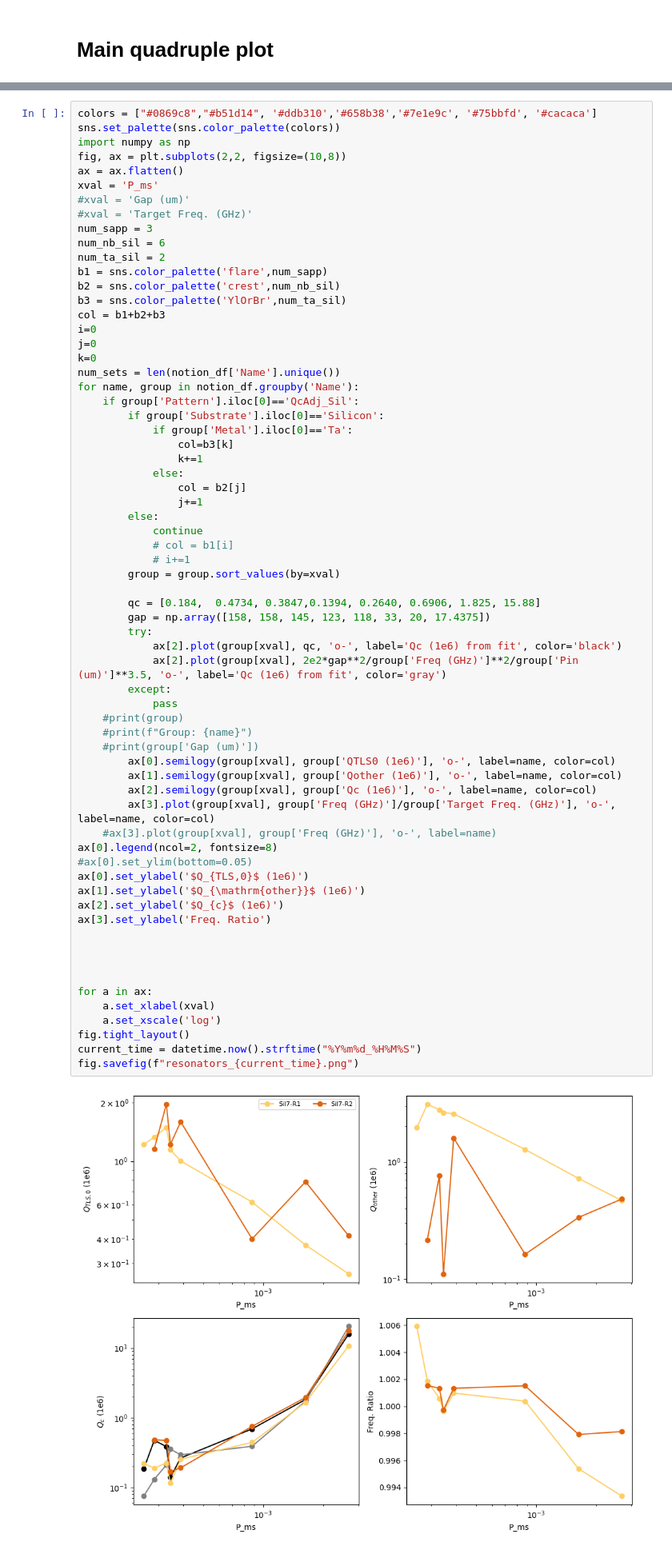
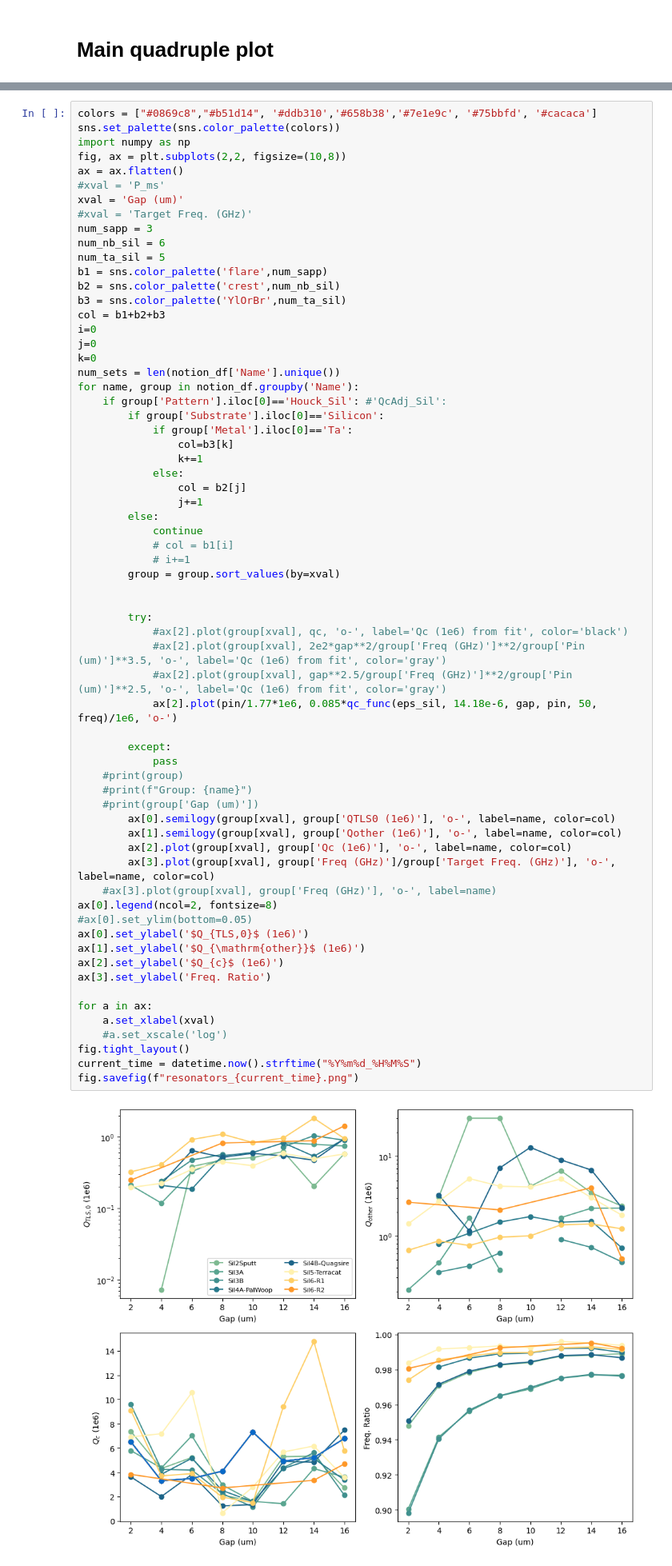
Before and after one commit to eesh-gupta/scresonators, a Jupyter notebook: dbs/load_res_database.ipynb, the cells around one changed output, grey strips where cells are left out. Shown: that part at 80% size. Saved outputs shown, nothing was run; the diff lists cells and outputs as text.

```diff
--- a/dbs/load_res_database.ipynb
+++ b/dbs/load_res_database.ipynb
@@ -82,12 +82,12 @@ sns.set_palette(sns.color_palette(colors))
 import numpy as np
 fig, ax = plt.subplots(2,2, figsize=(10,8))
 ax = ax.flatten()
-xval = 'P_ms'
-#xval = 'Gap (um)'
+#xval = 'P_ms'
+xval = 'Gap (um)'
 #xval = 'Target Freq. (GHz)'
 num_sapp = 3
 num_nb_sil = 6
-num_ta_sil = 2
+num_ta_sil = 5
 b1 = sns.color_palette('flare',num_sapp)
 b2 = sns.color_palette('crest',num_nb_sil)
 b3 = sns.color_palette('YlOrBr',num_ta_sil)
@@ -97,7 +97,7 @@ j=0
 k=0
 num_sets = len(notion_df['Name'].unique())
 for name, group in notion_df.groupby('Name'):
-    if group['Pattern'].iloc[0]=='QcAdj_Sil':
+    if group['Pattern'].iloc[0]=='Houck_Sil': #'QcAdj_Sil':
         if group['Substrate'].iloc[0]=='Silicon':
             if group['Metal'].iloc[0]=='Ta':
                 col=b3[k]
@@ -107,40 +107,39 @@ for name, group in notion_df.groupby('Name'):
                 j+=1
         else:
             continue
             # col = b1[i]
             # i+=1
         group = group.sort_values(by=xval)
 
-        qc = [0.184,  0.4734, 0.3847,0.1394, 0.2640, 0.6906, 1.825, 15.88]
-        gap = np.array([158, 158, 145, 123, 118, 33, 20, 17.4375])
+
         try:
-            ax[2].plot(group[xval], qc, 'o-', label='Qc (1e6) from fit', color='black')
-            ax[2].plot(group[xval], 2e2*gap**2/group['Freq (GHz)']**2/group['Pin (um)']**3.5, 'o-', label='Qc (1e6) from fit', color='gray')
+            #ax[2].plot(group[xval], qc, 'o-', label='Qc (1e6) from fit', color='black')
+            #ax[2].plot(group[xval], 2e2*gap**2/group['Freq (GHz)']**2/group['Pin (um)']**3.5, 'o-', label='Qc (1e6) from fit', color='gray')
+            #ax[2].plot(group[xval], gap**2.5/group['Freq (GHz)']**2/group['Pin (um)']**2.5, 'o-', label='Qc (1e6) from fit', color='gray')
+            ax[2].plot(pin/1.77*1e6, 0.085*qc_func(eps_sil, 14.18e-6, gap, pin, 50, freq)/1e6, 'o-')
+
         except:
             pass
     #print(group)
     #print(f"Group: {name}")
     #print(group['Gap (um)'])
         ax[0].semilogy(group[xval], group['QTLS0 (1e6)'], 'o-', label=name, color=col)
         ax[1].semilogy(group[xval], group['Qother (1e6)'], 'o-', label=name, color=col)
-        ax[2].semilogy(group[xval], group['Qc (1e6)'], 'o-', label=name, color=col)
+        ax[2].plot(group[xval], group['Qc (1e6)'], 'o-', label=name, color=col)
         ax[3].plot(group[xval], group['Freq (GHz)']/group['Target Freq. (GHz)'], 'o-', label=name, color=col)
     #ax[3].plot(group[xval], group['Freq (GHz)'], 'o-', label=name)
 ax[0].legend(ncol=2, fontsize=8)
 #ax[0].set_ylim(bottom=0.05)
 ax[0].set_ylabel('$Q_{TLS,0}$ (1e6)')
 ax[1].set_ylabel('$Q_{\mathrm{other}}$ (1e6)')
 ax[2].set_ylabel('$Q_{c}$ (1e6)')
 ax[3].set_ylabel('Freq. Ratio')
 
-
-
-
 for a in ax:
     a.set_xlabel(xval)
-    a.set_xscale('log')
+    #a.set_xscale('log')
 fig.tight_layout()
 current_time = datetime.now().strftime("%Y%m%d_%H%M%S")
 fig.savefig(f"resonators_{current_time}.png")
 # %% [output]
-[figure, old version]
+[figure, new version]
```
Also changed, not shown: parts of 1 cell of this notebook, 2 other files.
